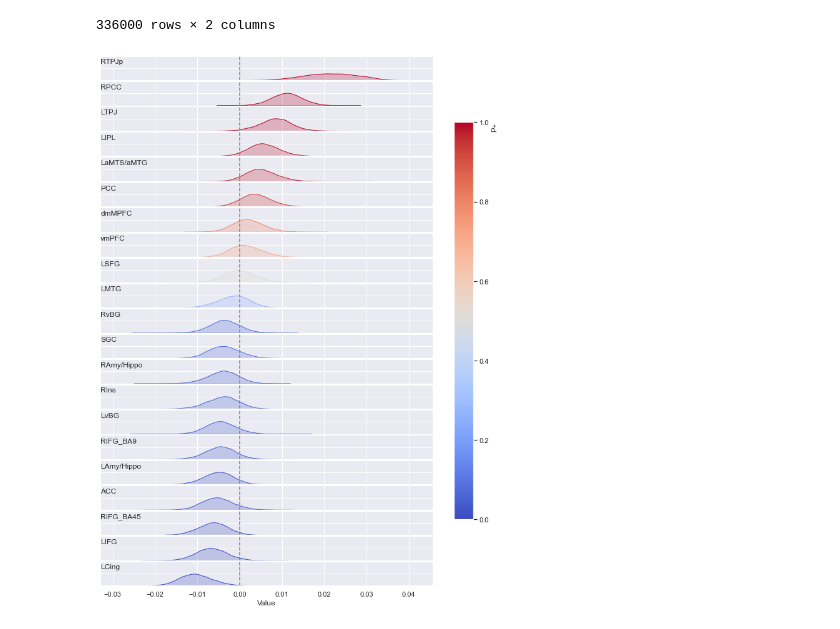
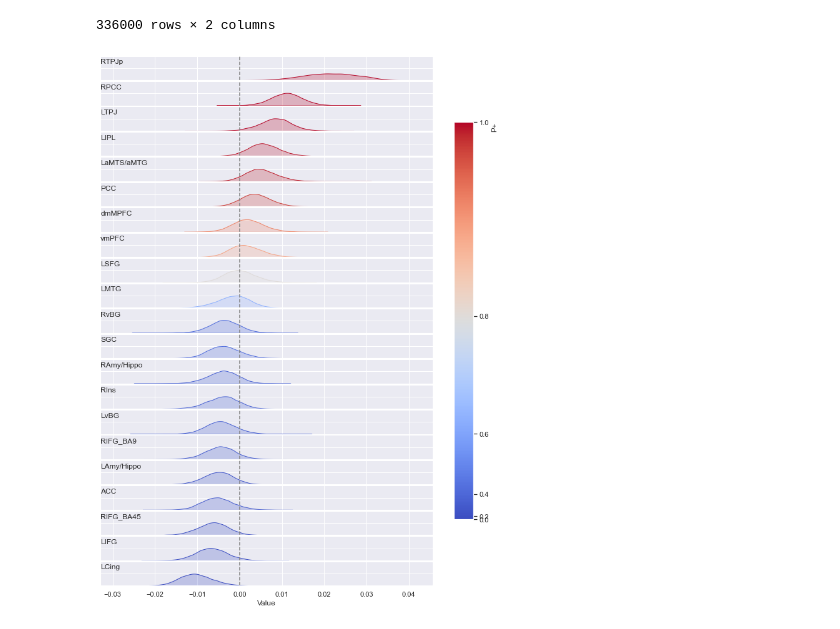
Before and after one commit to crnolan/pyrba, a Jupyter notebook: running-an-rba-model-w-PyMC.ipynb, the cells around one changed output. Cells and saved outputs as stored; diff of their text form; code cells hidden in the pictures.

Commit message:
chore: fixed consistency between palette in the plot and the colorbar showing P+ values

```diff
--- a/running-an-rba-model-w-PyMC.ipynb
+++ b/running-an-rba-model-w-PyMC.ipynb
@@ -201,32 +201,37 @@ roi_df
 336000 rows × 2 columns
 # %%
 import matplotlib.colors as mcolors
+import seaborn as sns
+import matplotlib.cm
+import matplotlib.colors
+import matplotlib.colors as colors
+
 
 sm = plt.cm.ScalarMappable(cmap="coolwarm", norm=plt.Normalize(vmin=0, vmax=1))
+matplotlib.cm.register_cmap("sm", sm.cmap)
 
-sm.set_array([])
 
 g = sns.displot(roi_df.reset_index(),
                 x='value',
                 hue='Pplus',
                 hue_norm = (0 , 1),
                 row='ROI',
                 kind='kde',
                 legend=False,
                 row_order=roi_means.index,
                 fill=True,
-                palette = sns.color_palette("coolwarm", as_cmap=True),
+                palette = sns.color_palette("sm" , as_cmap=True),
                 height=0.6,
                 aspect=16)
 g.refline(x=0.0)
 g.set_axis_labels(x_var='Value', y_var='')
 g.set_titles(template='', row_template='{row_name}')
 g.set_yticklabels(labels=[])
 g.tight_layout()
 plt.subplots_adjust(hspace=0.05)
 axes = g.axes.ravel()
 for i, (label, ax, mean) in enumerate(zip(roi_means.index, axes, roi_means)):
     ax.set_title(label, loc="left", pad=-12)
 g.figure.colorbar(sm, ax=axes[:], shrink = 0.75, location='right').set_label('P+', loc = 'top')
 # %% [output]
-[figure, old version]
+[figure, new version]
```
